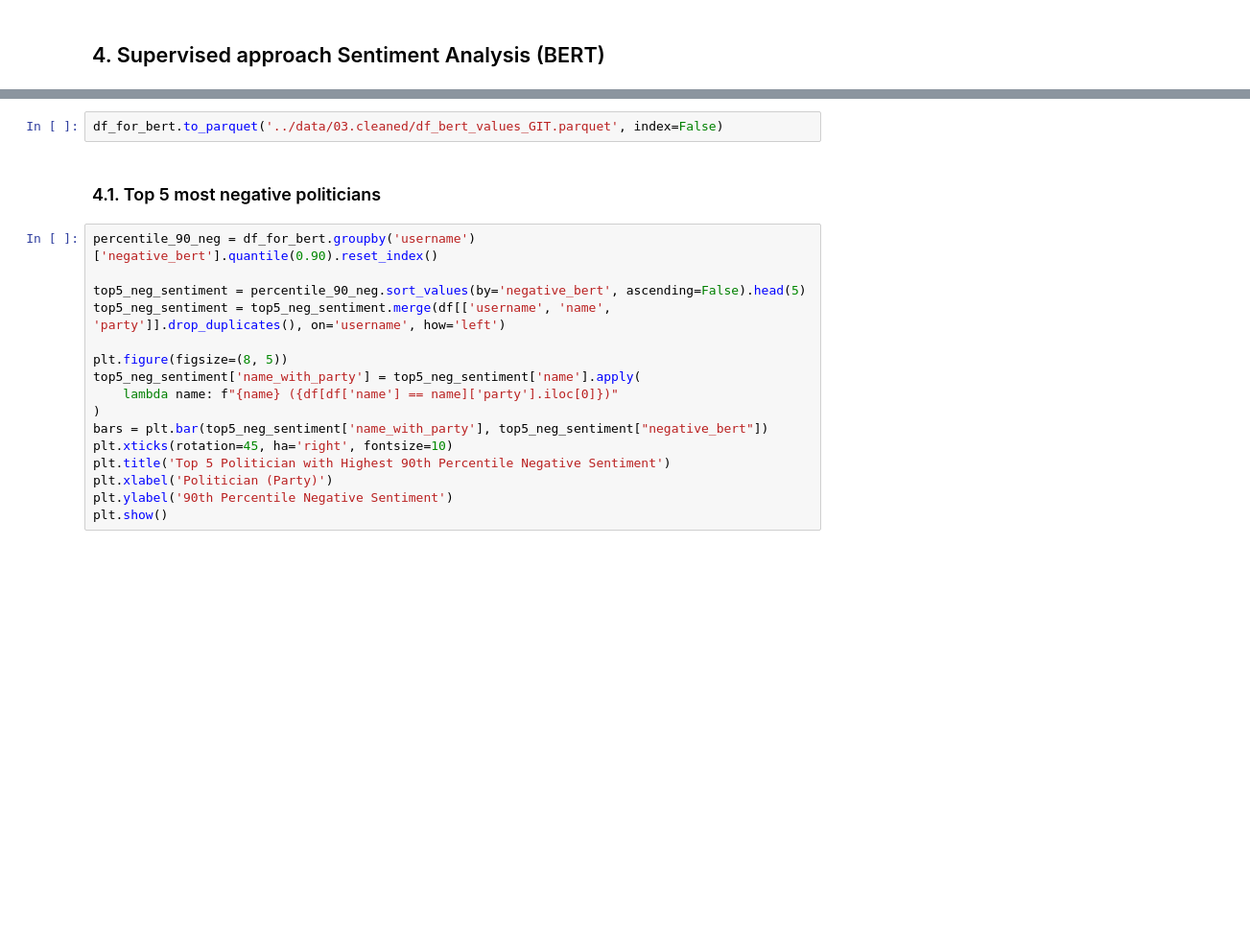
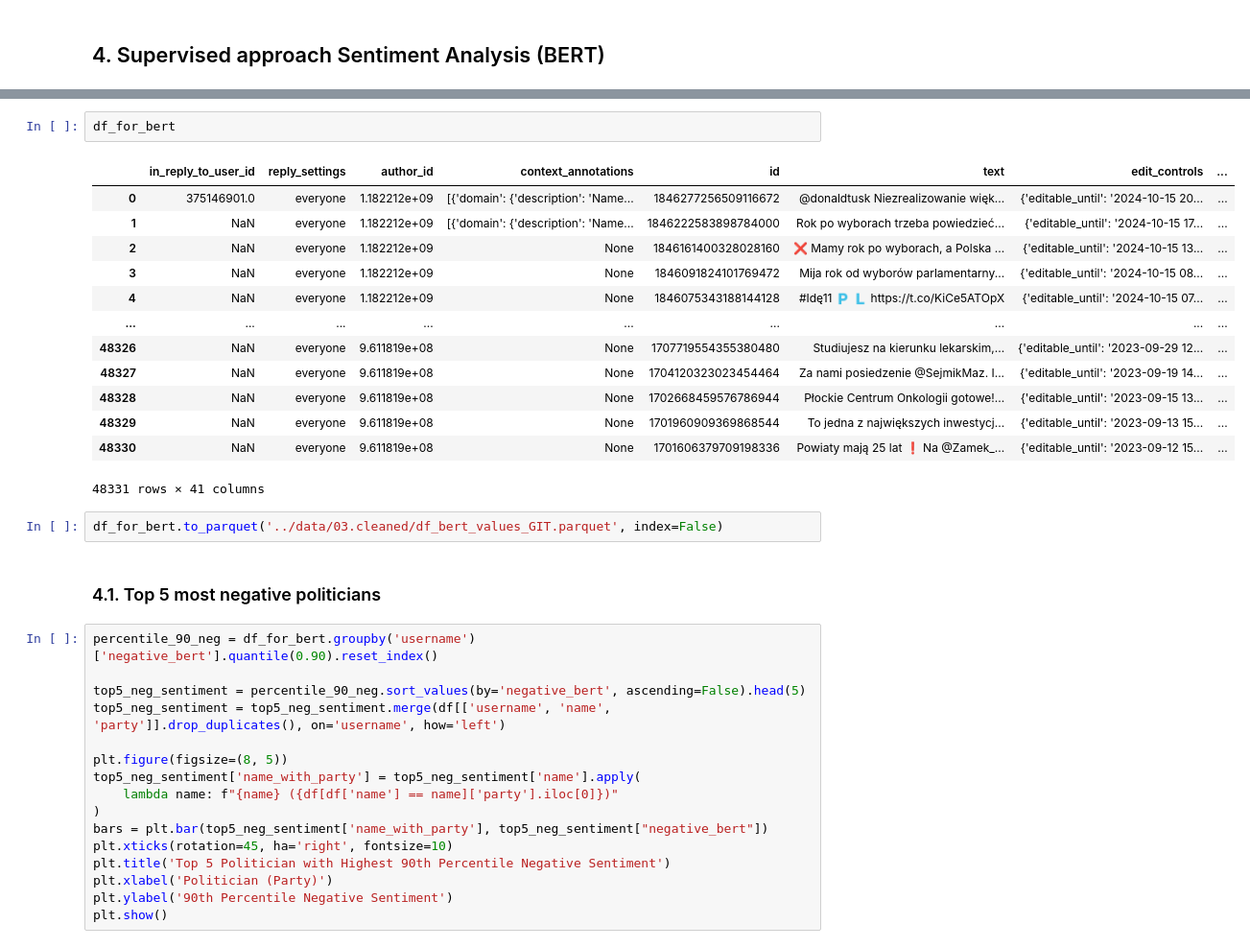
Before and after one commit to MPKuchciak/Twitter, a Jupyter notebook: notebooks/004.Sentiment analysis.ipynb, the cells around one changed output, grey strips where cells are left out. Shown at 96% size. Cells and saved outputs as stored; diff of their text form; blank space fills up the shorter version.

```diff
--- a/notebooks/004.Sentiment analysis.ipynb
+++ b/notebooks/004.Sentiment analysis.ipynb
@@ -307,3 +307,19 @@ Some weights of the model checkpoint at cardiffnlp/twitter-roberta-base-sentimen
+# %%
+df_for_bert
+# %% [output]
+|  | in_reply_to_user_id | reply_settings | author_id | context_annotations | id | text | edit_controls | ... |
+| 0 | 375146901.0 | everyone | 1.182212e+09 | [{'domain': {'description': 'Name... | 1846277256509116672 | @donaldtusk Niezrealizowanie więk... | {'editable_until': '2024-10-15 20... | ... |
+| 1 | NaN | everyone | 1.182212e+09 | [{'domain': {'description': 'Name... | 1846222583898784000 | Rok po wyborach trzeba powiedzieć... | {'editable_until': '2024-10-15 17... | ... |
+| 2 | NaN | everyone | 1.182212e+09 | None | 1846161400328028160 | ❌ Mamy rok po wyborach, a Polska ... | {'editable_until': '2024-10-15 13... | ... |
+| 3 | NaN | everyone | 1.182212e+09 | None | 1846091824101769472 | Mija rok od wyborów parlamentarny... | {'editable_until': '2024-10-15 08... | ... |
+| 4 | NaN | everyone | 1.182212e+09 | None | 1846075343188144128 | #Idę11 🇵 🇱 https://t.co/KiCe5ATOpX | {'editable_until': '2024-10-15 07... | ... |
+| ... | ... | ... | ... | ... | ... | ... | ... | ... |
+| 48326 | NaN | everyone | 9.611819e+08 | None | 1707719554355380480 | Studiujesz na kierunku lekarskim,... | {'editable_until': '2023-09-29 12... | ... |
+| 48327 | NaN | everyone | 9.611819e+08 | None | 1704120323023454464 | Za nami posiedzenie @SejmikMaz. I... | {'editable_until': '2023-09-19 14... | ... |
+| 48328 | NaN | everyone | 9.611819e+08 | None | 1702668459576786944 | Płockie Centrum Onkologii gotowe!... | {'editable_until': '2023-09-15 13... | ... |
+| 48329 | NaN | everyone | 9.611819e+08 | None | 1701960909369868544 | To jedna z największych inwestycj... | {'editable_until': '2023-09-13 15... | ... |
+| 48330 | NaN | everyone | 9.611819e+08 | None | 1701606379709198336 | Powiaty mają 25 lat ❗ ️Na @Zamek_... | {'editable_until': '2023-09-12 15... | ... |
+48331 rows × 41 columns
 # %%
 df_for_bert.to_parquet('../data/03.cleaned/df_bert_values_GIT.parquet', index=False)
 # %% [markdown]
```
Also changed, not shown: parts of 33 cells of this notebook.
